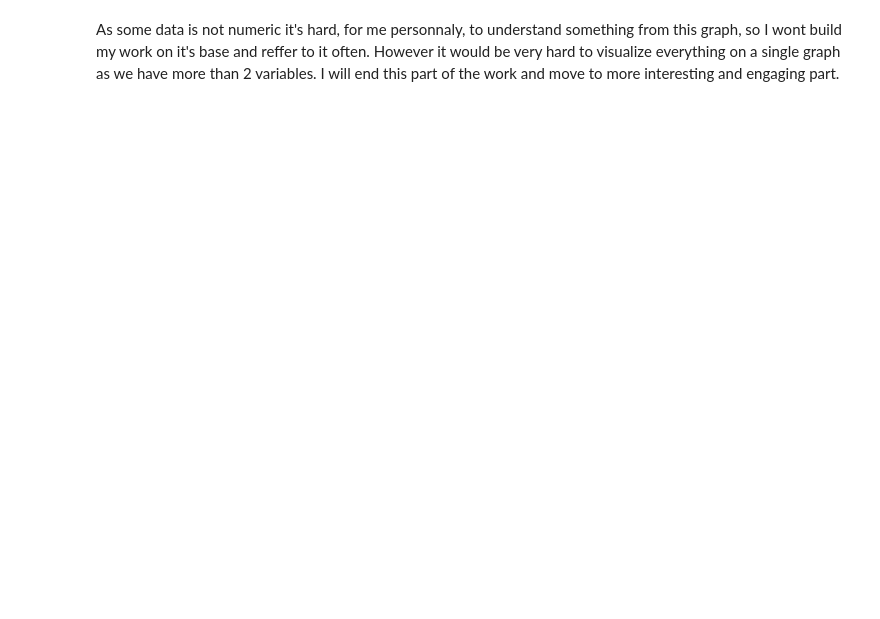
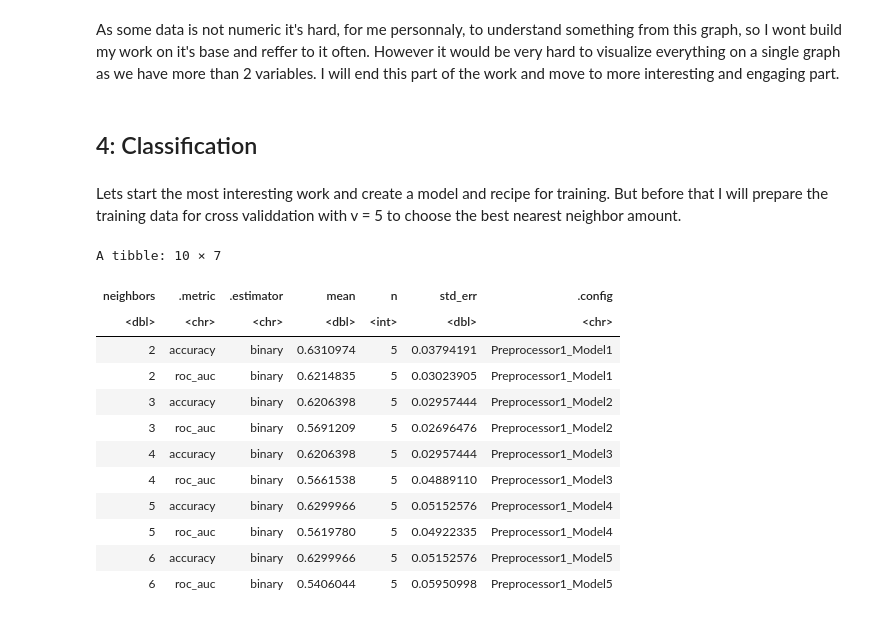
Before and after one commit to vladpatrakov/ds_project, a Jupyter notebook: DSCI-project.ipynb, the cells around one changed output. Cells and saved outputs as stored; diff of their text form; code cells hidden in the pictures; blank space fills up the shorter version.

Commit message:
Main work
added prediction model

```diff
--- a/DSCI-project.ipynb
+++ b/DSCI-project.ipynb
@@ -262,2 +265,40 @@ Warning message:
 # %% [markdown]
 As some data is not numeric it's hard, for me personnaly, to understand something from this graph, so I wont build my work on it's base and reffer to it often. However it would be very hard to visualize everything on a single graph as we have more than 2 variables. I will end this part of the work and move to more interesting and engaging part.
+# %% [markdown]
+## 4: Classification
+# %% [markdown]
+Lets start the most interesting work and create a model and recipe for training. But before that I will prepare the training data for cross validdation with v = 5 to choose the best nearest neighbor amount.
+# %%
+set.seed(1234)
+
+num_vfold <- vfold_cv(training_data, v = 5, strata = subscribe)
+
+k_vals <- tibble(neighbors = seq(from = 2, to = 6, by = 1))
+recipe = recipe(subscribe ~ ., data = training_data) |>
+    step_scale(all_numeric_predictors()) |>
+    step_center(all_numeric_predictors())
+
+knn_tune_spec = nearest_neighbor(weight_func = "rectangular", neighbors = tune()) |>
+                set_engine("kknn") |>
+                set_mode("classification")
+
+tune_metrics <- workflow() |>
+    add_model(knn_tune_spec) |>
+    add_recipe(recipe) |>
+    tune_grid(resamples = num_vfold, grid = k_vals) |>
+    collect_metrics()
+tune_metrics
+# %% [output]
+A tibble: 10 × 7
+| neighbors | .metric | .estimator | mean | n | std_err | .config |
+| <dbl> | <chr> | <chr> | <dbl> | <int> | <dbl> | <chr> |
+| 2 | accuracy | binary | 0.6310974 | 5 | 0.03794191 | Preprocessor1_Model1 |
+| 2 | roc_auc | binary | 0.6214835 | 5 | 0.03023905 | Preprocessor1_Model1 |
+| 3 | accuracy | binary | 0.6206398 | 5 | 0.02957444 | Preprocessor1_Model2 |
+| 3 | roc_auc | binary | 0.5691209 | 5 | 0.02696476 | Preprocessor1_Model2 |
+| 4 | accuracy | binary | 0.6206398 | 5 | 0.02957444 | Preprocessor1_Model3 |
+| 4 | roc_auc | binary | 0.5661538 | 5 | 0.04889110 | Preprocessor1_Model3 |
+| 5 | accuracy | binary | 0.6299966 | 5 | 0.05152576 | Preprocessor1_Model4 |
+| 5 | roc_auc | binary | 0.5619780 | 5 | 0.04922335 | Preprocessor1_Model4 |
+| 6 | accuracy | binary | 0.6299966 | 5 | 0.05152576 | Preprocessor1_Model5 |
+| 6 | roc_auc | binary | 0.5406044 | 5 | 0.05950998 | Preprocessor1_Model5 |
```
Also changed, not shown: parts of 16 cells of this notebook.
